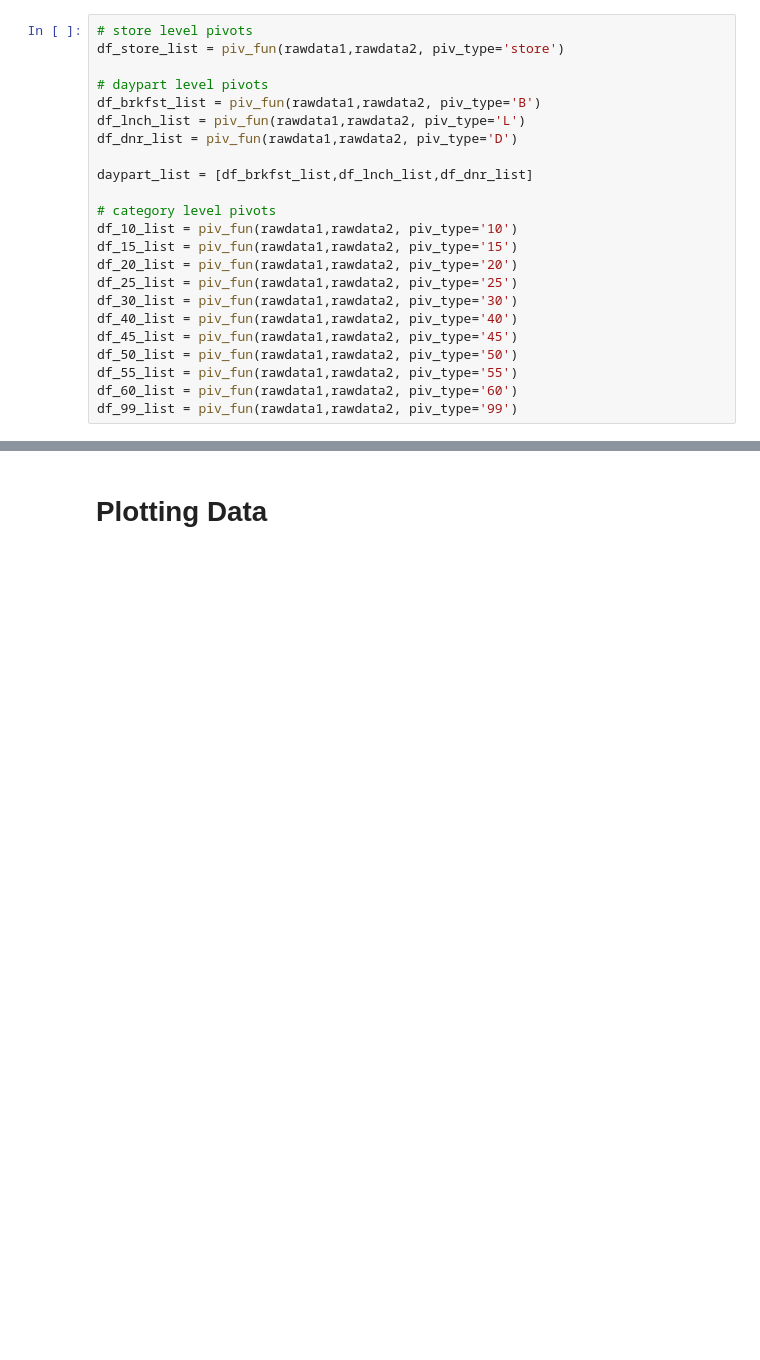
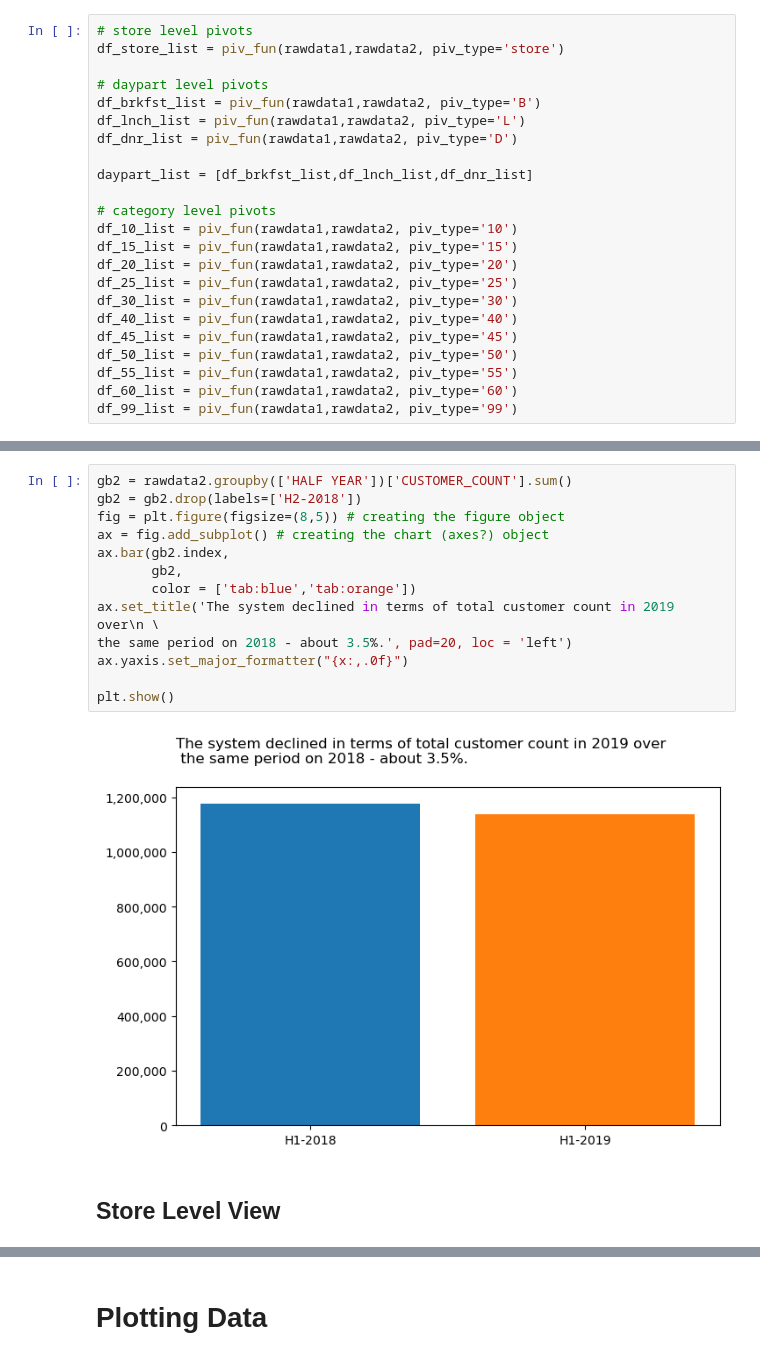
Before and after one commit to dkent287/Restaurant-Pricing, a Jupyter notebook: Restaurant_Workup.ipynb, the cells around one changed output, grey strips where cells are left out. Cells and saved outputs as stored; diff of their text form; blank space fills up the shorter version.

```diff
--- a/Restaurant_Workup.ipynb
+++ b/Restaurant_Workup.ipynb
@@ -466,0 +301,17 @@ result
+# %%
+gb2 = rawdata2.groupby(['HALF YEAR'])['CUSTOMER_COUNT'].sum()
+gb2 = gb2.drop(labels=['H2-2018'])
+fig = plt.figure(figsize=(8,5)) # creating the figure object
+ax = fig.add_subplot() # creating the chart (axes?) object
+ax.bar(gb2.index,
+       gb2,
+       color = ['tab:blue','tab:orange'])
+ax.set_title('The system declined in terms of total customer count in 2019 over\n \
+the same period on 2018 - about 3.5%.', pad=20, loc = 'left')
+ax.yaxis.set_major_formatter("{x:,.0f}")
+
+plt.show()
+# %% [output]
+[figure, added]
+# %% [markdown]
+## Store Level View
```
Also changed, not shown: parts of 34 cells of this notebook.
